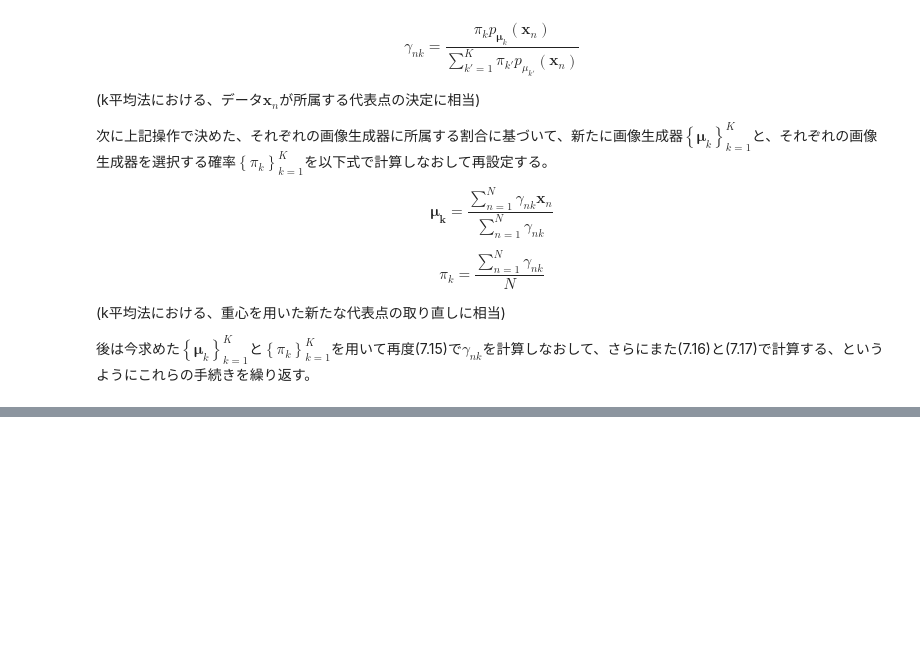
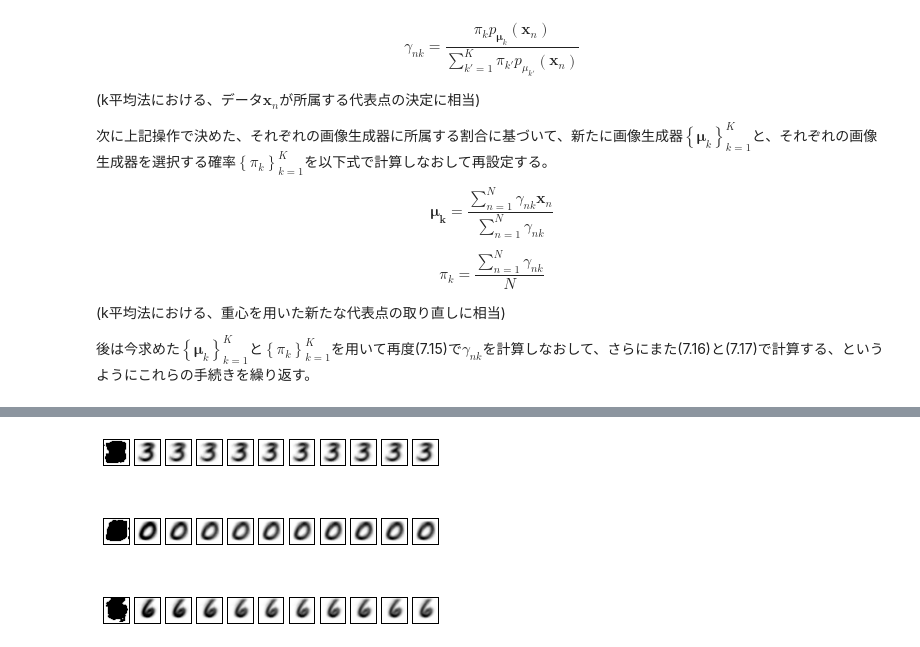
Before and after one commit to p-baleine/notebooks, a Jupyter notebook: ml4se/07-mix_em.ipynb, the cells around one changed output, grey strips where cells are left out. Cells and saved outputs as stored; diff of their text form; code cells hidden in the pictures; blank space fills up the shorter version.

```diff
--- a/ml4se/07-mix_em.ipynb
+++ b/ml4se/07-mix_em.ipynb
@@ -141,0 +212,91 @@ $$
+# %%
+K = 3 # 分類する文字数
+N = 10 # 反復回数
+# %%
+# 分類結果の表示
+def show_figure(mu, cls):
+    fig = plt.figure()
+    for c in range(K):
+        subplot = fig.add_subplot(K, 7, c * 7 + 1)
+        subplot.set_xticks([])
+        subplot.set_yticks([])
+        subplot.set_title('Master')
+        subplot.imshow(mu[c].reshape(28, 28), cmap=plt.cm.gray_r)
+        i = 1
+        for j in range(len(cls)):
+            if cls[j] == c:
+                subplot = fig.add_subplot(K, 7, c * 7 + i + 1)
+                subplot.set_xticks([])
+                subplot.set_yticks([])
+                subplot.imshow(df.ix[j].reshape(28, 28), cmap=plt.cm.gray_r)
+                i += 1
+                if i > 6:
+                    break
+
+# ベルヌーイ分布
+def bern(x, mu):
+    r = 1.0
+    for x_i, mu_i in zip(x, mu):
+        if x_i == 1:
+            r *= mu_i
+        else:
+            r *= (1.0 - mu_i)
+    return r
+
+# トレーニングセットの読込
+df = pd.read_csv('sample-images.txt', sep=",", header=None)
+data_num = len(df)
+
+# 初期パラメータの設定
+mix = [1.0 / K] * K
+mu = (rand(28 * 28 * K) * 0.5 + 0.25).reshape(K, 28 * 28)
+for k in range(K):
+    mu[k] /= mu[k].sum()
+
+fig = plt.figure()
+for k in range(K):
+    subplot = fig.add_subplot(K, N + 1, k * (N + 1) + 1)
+    subplot.set_xticks([])
+    subplot.set_yticks([])
+    subplot.imshow(mu[k].reshape(28, 28), cmap=plt.cm.gray_r)
+
+# N回のIterationを実施
+for iter_num in range(N):
+    print("iter_num %d" % iter_num)
+
+    # E phase
+    resp = DataFrame()
+    for index, line in df.iterrows():
+        tmp = []
+        for k in range(K):
+            a = mix[k] * bern(line, mu[k])
+            if a == 0:
+                tmp.append(0.0)
+            else:
+                s = 0.0
+                for kk in range(K):
+                    s += mix[kk] * bern(line, mu[kk])
+                tmp.append(a / s)
+        resp = resp.append([tmp], ignore_index=True)
+
+    # M phase
+    for k in range(K):
+        nk = resp[k].sum()
+        mix[k] = nk / data_num
+        for index, line in df.iterrows():
+            mu[k] += line * resp[k][index]
+        mu[k] /= nk
+
+        subplot = fig.add_subplot(K, N + 1, k * (N + 1) + (iter_num + 1) + 1)
+        subplot.set_xticks([])
+        subplot.set_yticks([])
+        subplot.imshow(mu[k].reshape(28, 28), cmap=plt.cm.gray_r)
+
+    # トレーニングセットの文字を分類
+    cls = []
+    for index, line in resp.iterrows():
+        cls.append(np.argmax(line[0:]))
+
+    # 分類結果の表示
+    show_figure(mu, cls)
+# %% [output]
@@ -141,0 +313 @@ $$
+[figure, added]
```
Also changed, not shown: parts of 3 cells of this notebook, 4 other files.
